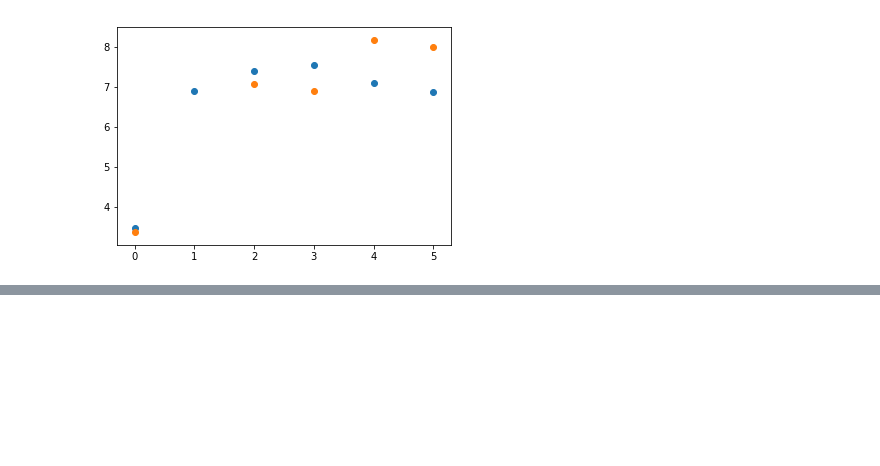
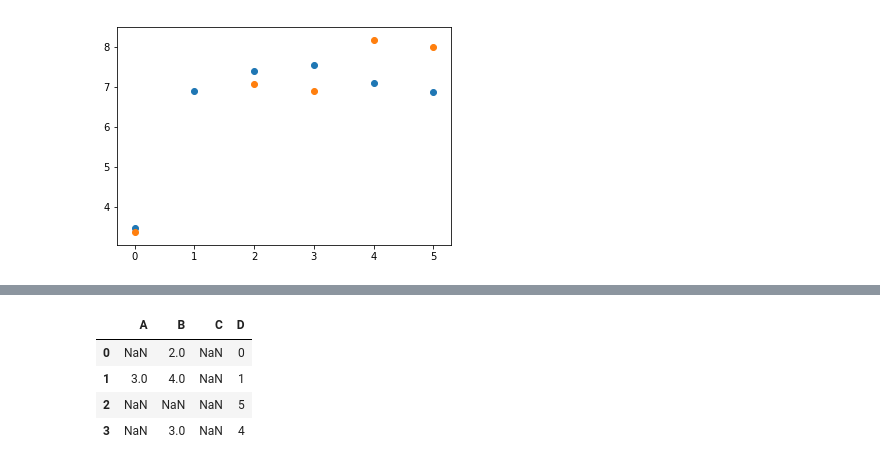
Before and after one commit to kwesoly/math497, a Jupyter notebook: Math 497.ipynb, the cells around one changed output, grey strips where cells are left out. Saved outputs shown, nothing was run; the diff lists cells and outputs as text; code cells hidden in the pictures; blank space fills up the shorter version.

```diff
--- a/Math 497.ipynb
+++ b/Math 497.ipynb
@@ -129,0 +222,8 @@ plt.scatter(hr_i, er)
+# %%
+df
+# %% [output]
+|  | A | B | C | D |
+| 0 | NaN | 2.0 | NaN | 0 |
+| 1 | 3.0 | 4.0 | NaN | 1 |
+| 2 | NaN | NaN | NaN | 5 |
+| 3 | NaN | 3.0 | NaN | 4 |
```
Also changed, not shown: parts of 13 cells of this notebook.
